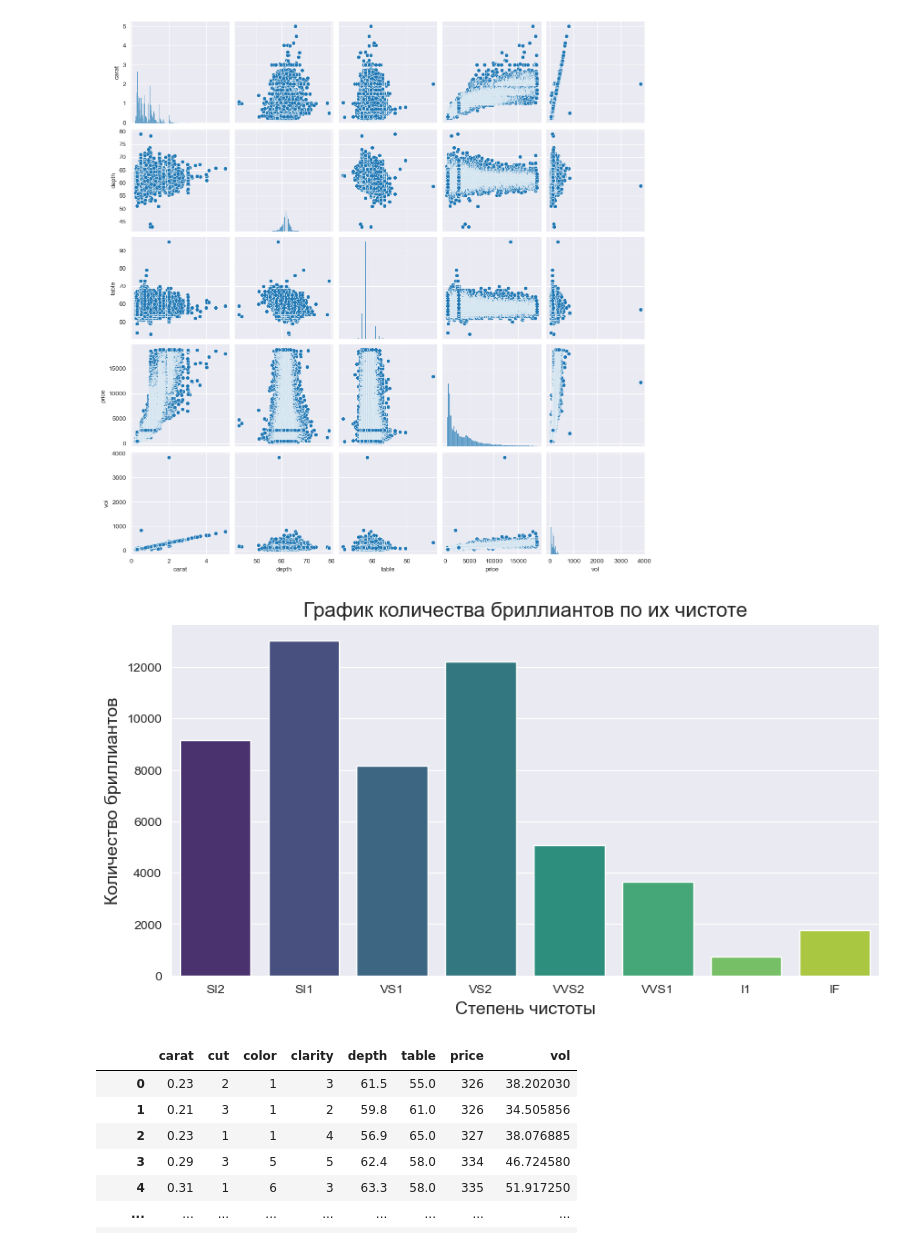
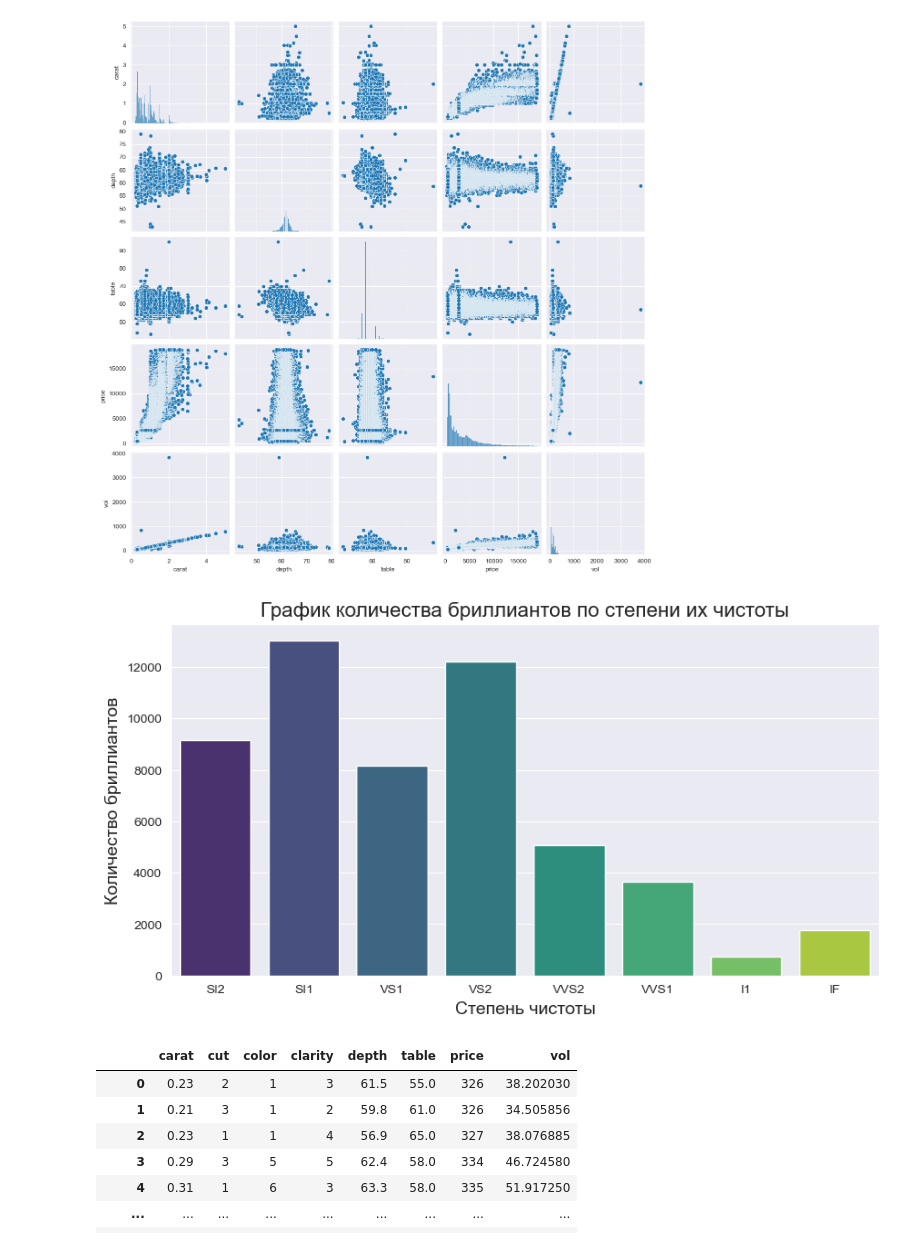
Before and after one commit to mr-Dmitri/DZ-5, a Jupyter notebook: DZ-5.ipynb, the cells around one changed output. Saved outputs shown, nothing was run; the diff lists cells and outputs as text; code cells hidden in the pictures.

```diff
--- a/DZ-5.ipynb
+++ b/DZ-5.ipynb
@@ -198,14 +198,14 @@ sns.pairplot(df)
 # %%
 # Посмотрим как распределяются количество по показателю чистоты
 colors = sns.color_palette('viridis', len(df['clarity'].unique()))
 plt.figure(figsize=(10, 5))
 sns.countplot(data=df, x='clarity', hue='clarity', palette=colors)
-plt.title('График количества бриллиантов по их чистоте', fontsize=16)
+plt.title('График количества бриллиантов по степени их чистоты', fontsize=16)
 plt.xlabel('Степень чистоты', fontsize=14)
 plt.ylabel('Количество бриллиантов', fontsize=14)
 plt.show()
 # %% [output]
-[figure, old version]
+[figure, new version]
 # %%
 from sklearn import preprocessing
 label_encoder = preprocessing.LabelEncoder()
```
